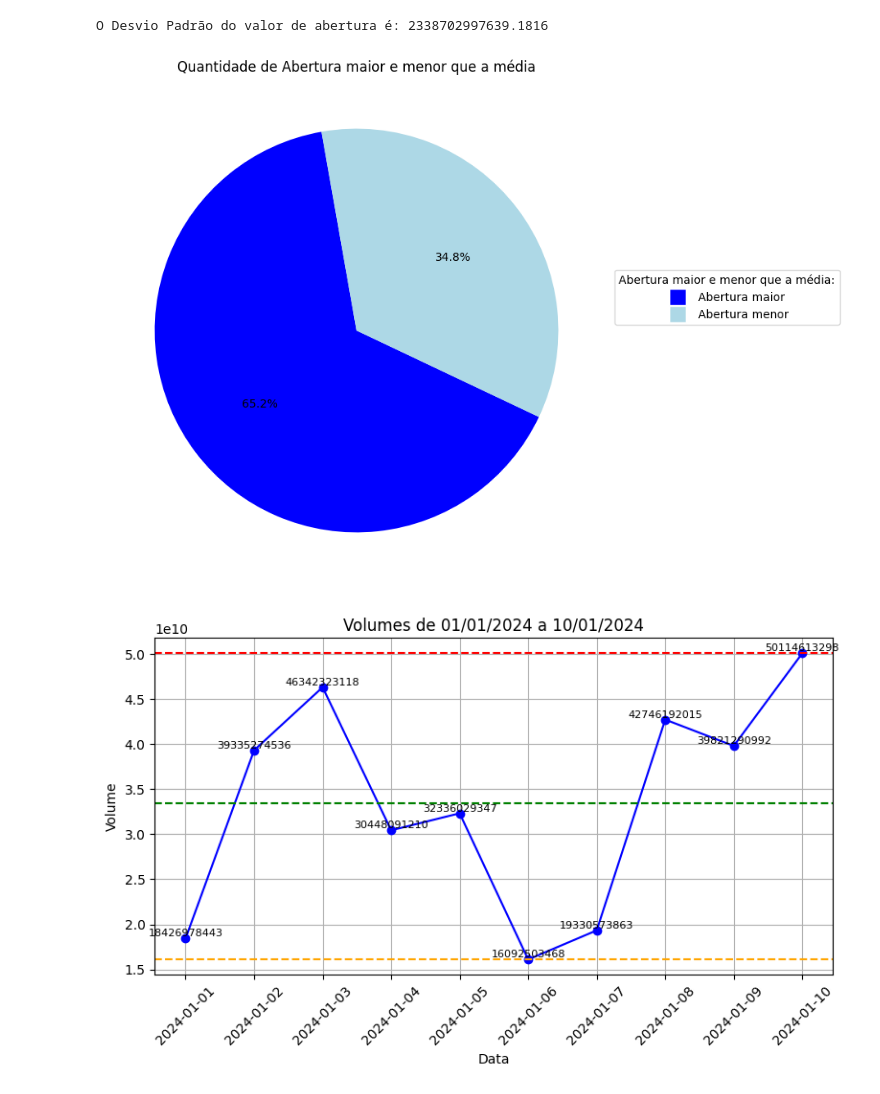
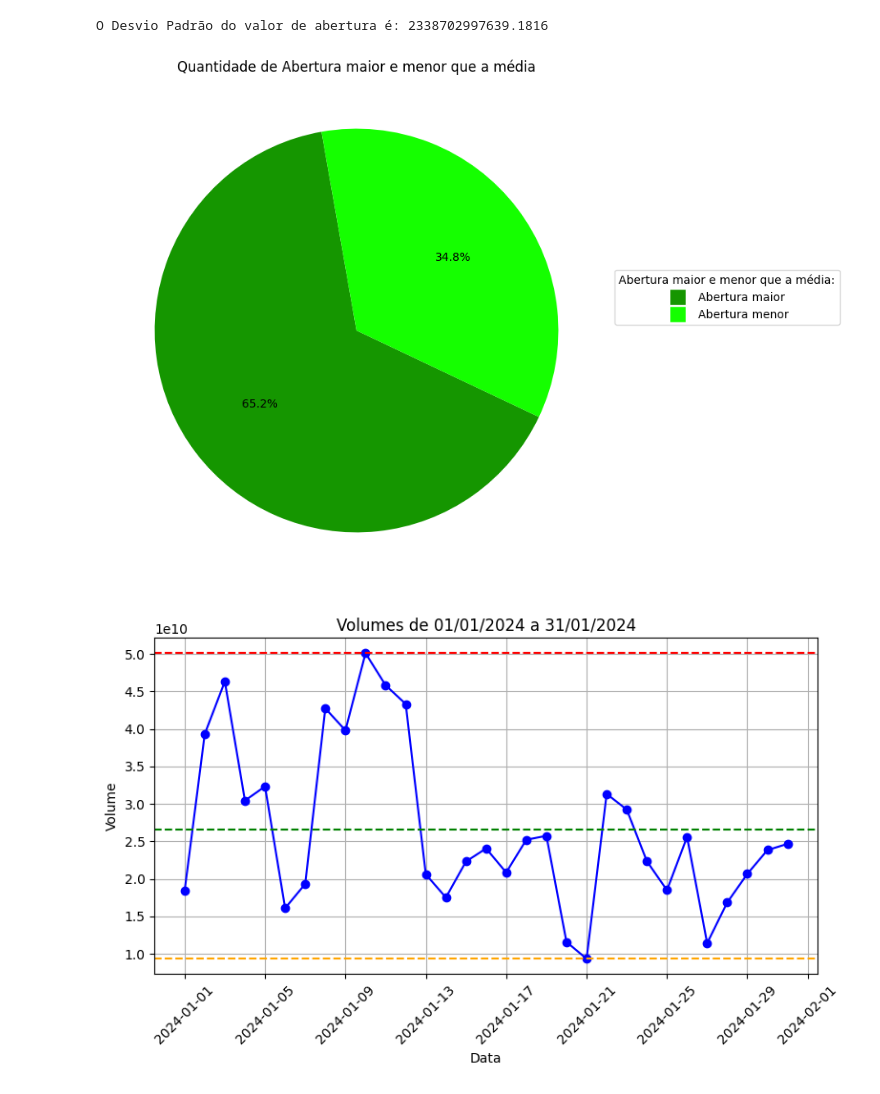
Before and after one commit to GabrielMarkss/GoogleColabBD, a Jupyter notebook: ProjetoTAVBD.ipynb, the cells around one changed output. Cells and saved outputs as stored; diff of their text form; code cells hidden in the pictures.

```diff
--- a/ProjetoTAVBD.ipynb
+++ b/ProjetoTAVBD.ipynb
@@ -65,28 +65,25 @@ print("O Desvio Padrão do valor de abertura é:", std_volume)
 # %% [output]
 O Desvio Padrão do valor de abertura é: 2338702997639.1816
 # %%
-# Substitui os pontos por strings vazias, substituindo as vírgulas por pontos e convertendo os valores para o tipo 'float'
-dataset['Abertura'] = dataset['Abertura'].str.replace('.', '').str.replace(',', '.').astype(float)
-
-# Filtra o dataset para contar quantas 'Aberturas' são menores e maiores que um valor específico
+#  Filtra o dataset para contar quantas 'Aberturas' são menores e maiores que um valor específico
 aberturas_menores = dataset[dataset['Abertura'] < 1942665346900.8928]['Abertura'].count()
 aberturas_maiores = dataset[dataset['Abertura'] >= 1942665346900.8928]['Abertura'].count()
 
-cores = ['blue', 'lightblue'] # Define das cores
+cores = ['#159600', '#15FF00'] # Define das cores
 
 fig, ax = plt.subplots(figsize=(8, 8)) # Cria uma figura e um eixo para o gráfico com tamanho 8x8 polegadas
 
 # Cria o gráfico com os valores 'aberturas_menores' e 'aberturas_maiores', define as cores das fatias,
 # 'autopct' define o formato da porcentagem nas fatias, e 'startangle' define o ângulo inicial
 wedges, texts, autotexts = ax.pie([aberturas_menores, aberturas_maiores], colors=cores, autopct='%1.1f%%', startangle=100)
 
 legend_labels = ['Abertura maior', 'Abertura menor'] # Cria os rótulos da legenda para as fatias do gráfico
 legend_patches = [plt.Line2D([0], [0], marker='s', color='w', markersize=15, markerfacecolor=cor) for cor in cores] # Adiciona os quadrados de cor e legendas
 ax.legend(legend_patches, legend_labels, title="Abertura maior e menor que a média:", loc="lower left", bbox_to_anchor=(1, 0.5), ncol=1) # Cria o título dos rótulos
 plt.title('Quantidade de Abertura maior e menor que a média') # Define um título
 plt.show() # Mostra o gráfico
 # %% [output]
-[figure, old version]
+[figure, new version]
 # %%
 # Carrega o arquivo CSV chamado 'dataset-BTC.csv' usando o separador ; e a codificação 'ISO-8859-1'.
 dataset = pd.read_csv('dataset-BTC.csv', sep=';', encoding='iso-8859-1')
@@ -95,14 +92,14 @@ dataset['Data'] = pd.to_datetime(dataset['Data'], format='%d/%m/%Y')
 # Removendo os pontos de separação da coluna 'Volume' e convertendo para float
 dataset['Volume'] = dataset['Volume'].str.replace('.', '').astype(float)
 
-# Filtrando o dataset para o intervalo de datas desejado (01/01/2024 a 10/01/2024)
-dataset_grafico2 = dataset[(dataset['Data'] >= '2024-01-01') & (dataset['Data'] <= '2024-01-10')]
+# Filtrando o dataset para o intervalo de datas desejado (01/01/2024 a 31/01/2024)
+dataset_grafico2 = dataset[(dataset['Data'] >= '2024-01-01') & (dataset['Data'] <= '2024-01-31')]
 plt.figure(figsize=(8, 5)) # Cria uma figura e um eixo para o gráfico com tamanho 8x5 polegadas
 
 # Plota os dados no gráfico, usando 'Data' no eixo x e 'Volume' no eixo y, define a cor da linha como azul e cada ponto será marcado com um círculo.
 plt.plot(dataset_grafico2['Data'], dataset_grafico2['Volume'], color='blue', marker='o')
 
-plt.title('Volumes de 01/01/2024 a 10/01/2024') # Define um título
+plt.title('Volumes de 01/01/2024 a 31/01/2024') # Define um título
 plt.xlabel('Data') # Rótulo do eixo X
 plt.ylabel('Volume')# Rótulo do eixo Y
 plt.grid(True) # Adiciona uma grade ao gráfico que facilita a leitura dos dados.
@@ -114,16 +111,11 @@ plt.axhline(y=dataset_grafico2['Volume'].max(), color='red', linestyle='--', lab
 plt.axhline(y=media_volume, color='green', linestyle='--', label='Média') # Adiciona uma linha verde linha para média
 plt.axhline(y=dataset_grafico2['Volume'].min(), color='orange', linestyle='--', label='Mínimo') # Adiciona uma linha laranja para mínimo
 
-# Adiciona o valor do volume como texto em cada ponto de um gráfico, com cor preta, tamanho de fonte 8, centralizado horizontalmente  (ha='center'),
-# alinha na parte inferior verticalmente (va='bottom').
-for index, row in dataset_grafico2.iterrows():
-    plt.text(row['Data'], row['Volume'], str(int(row['Volume'])), color='black', fontsize=8, ha='center', va='bottom')
-
 plt.xticks(rotation=45) # Rotaciona os rótulos do eixo x em 45 graus
 plt.tight_layout() # Ajusta os elementos do gráfico para que se encaixem bem na figura, evitando sobreposição.
 plt.show() # Mostra o gráfico
 # %% [output]
-[figure, old version]
+[figure, new version]
 # %%
 # Carrega o arquivo CSV chamado 'dataset-BTC.csv' usando o separador ; e a codificação 'ISO-8859-1'.
 dataset = pd.read_csv('dataset-BTC.csv', sep=';', encoding='iso-8859-1')
```
Also changed, not shown: parts of 2 cells of this notebook.
